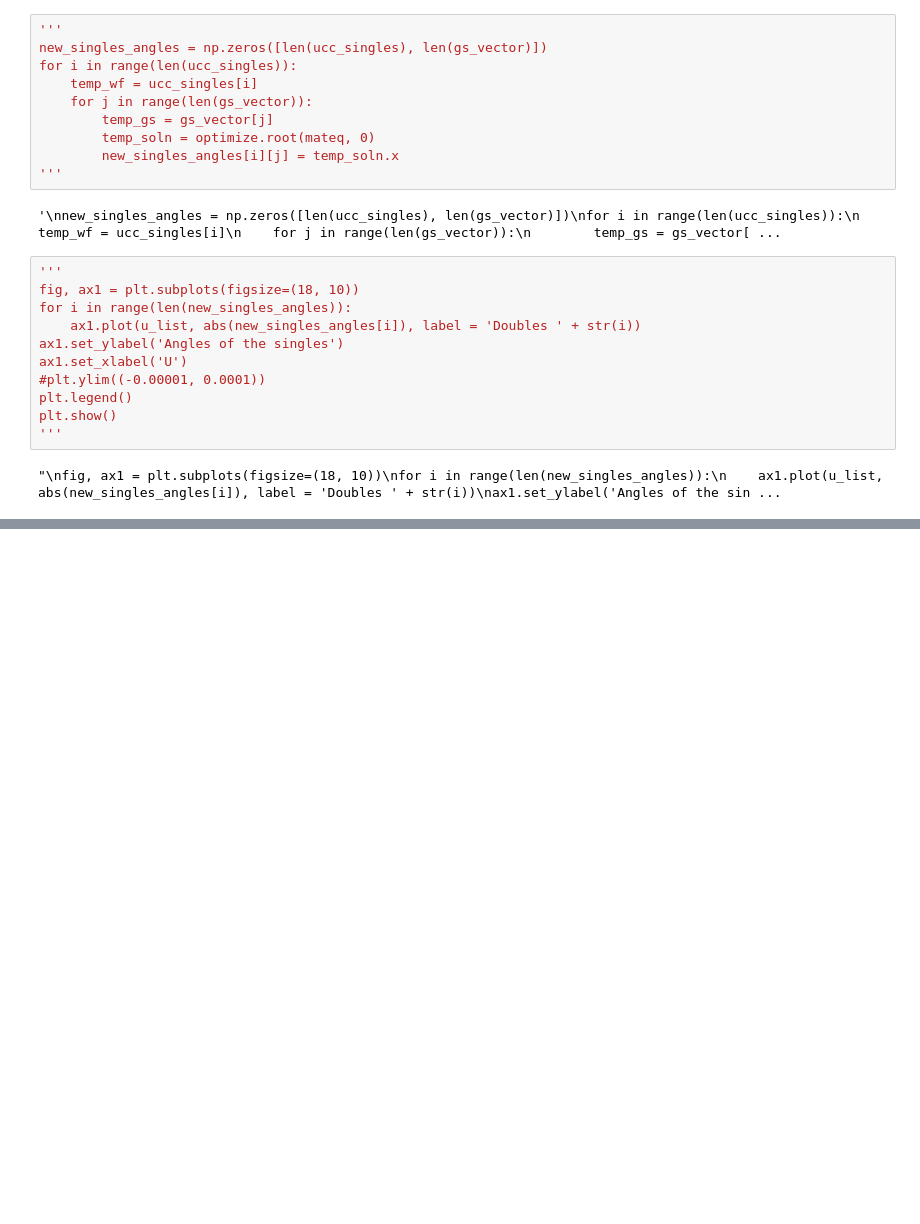
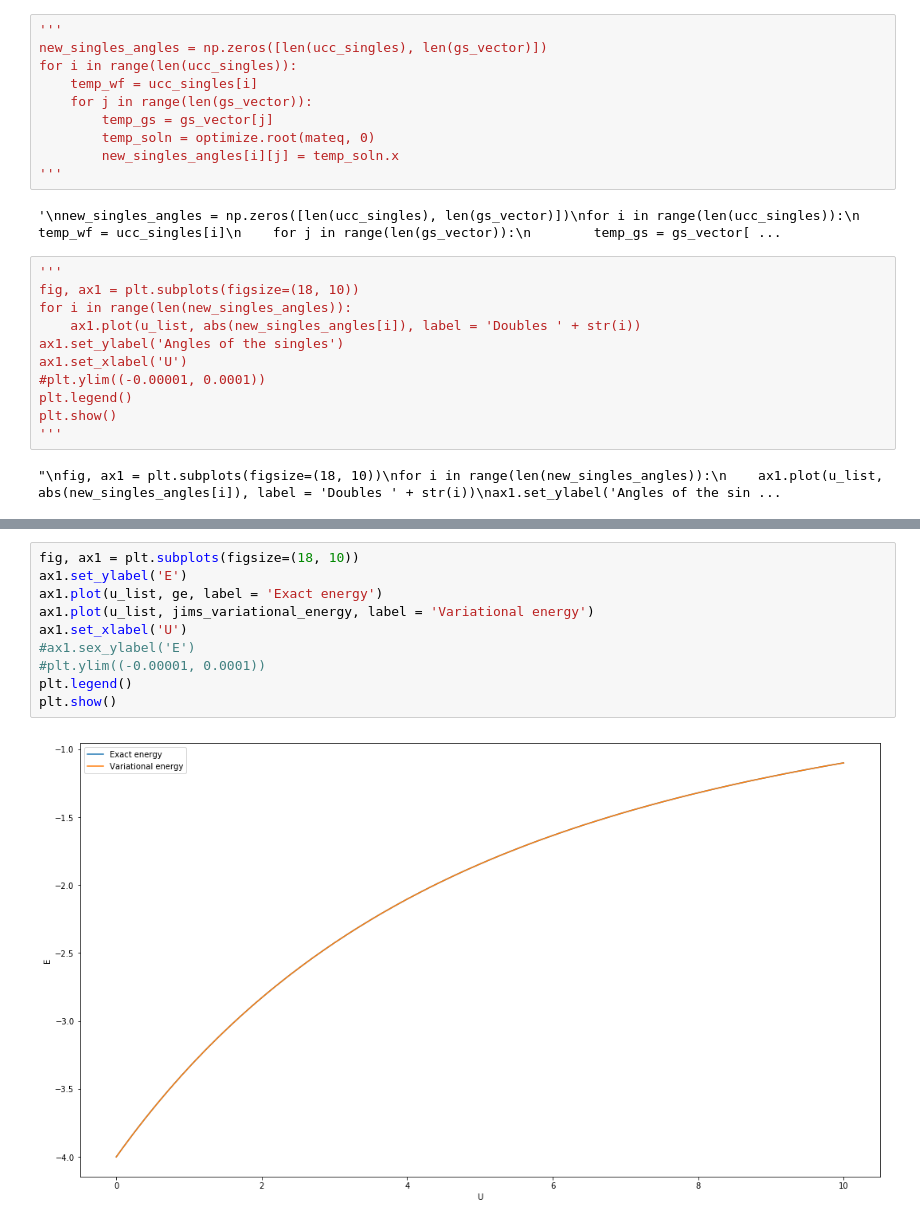
Before and after one commit to haclep/qcomputing, a Jupyter notebook: UCC/Optimizer.ipynb, the cells around one changed output, grey strips where cells are left out. Drawn from its saved outputs; the diff is of its cells as text; blank space fills up the shorter version.

```diff
--- a/UCC/Optimizer.ipynb
+++ b/UCC/Optimizer.ipynb
@@ -904,0 +1118,12 @@ quad_difference, exact_difference
+# %%
+fig, ax1 = plt.subplots(figsize=(18, 10))
+ax1.set_ylabel('E')
+ax1.plot(u_list, ge, label = 'Exact energy')
+ax1.plot(u_list, jims_variational_energy, label = 'Variational energy')
+ax1.set_xlabel('U')
+#ax1.sex_ylabel('E')
+#plt.ylim((-0.00001, 0.0001))
+plt.legend()
+plt.show()
+# %% [output]
+[figure, added]
```
Also changed, not shown: parts of 50 cells of this notebook.
